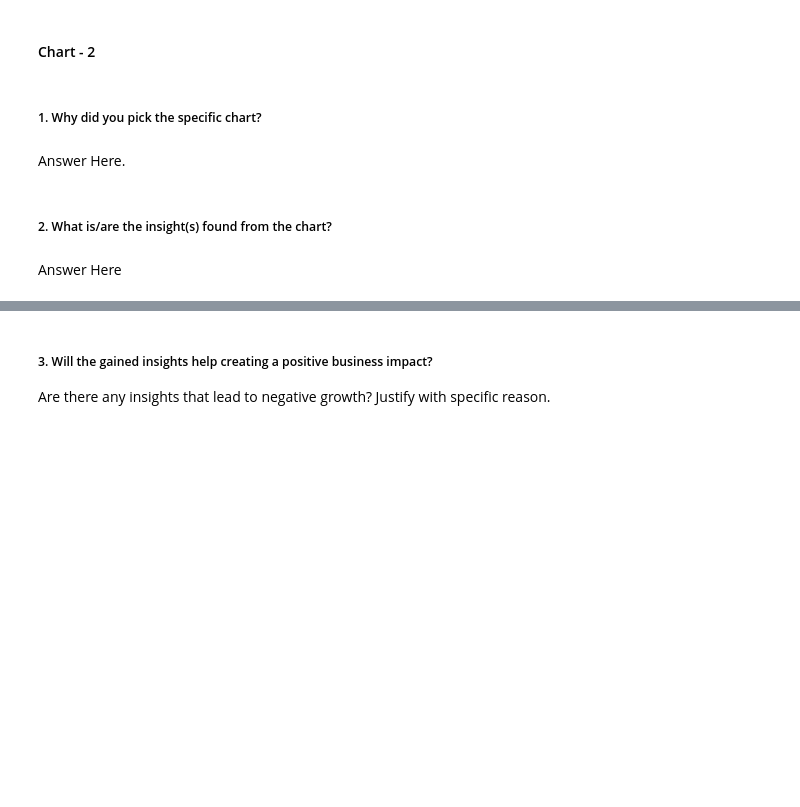
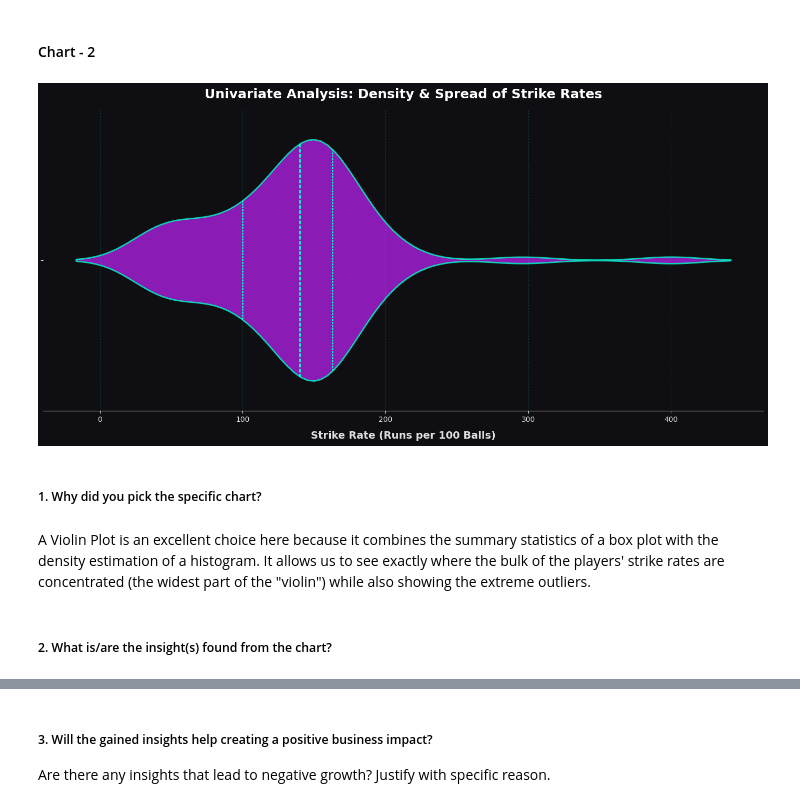
Before and after one commit to Madhav7871/IPL_Analysis, a Jupyter notebook: IPL_Analysis.ipynb, the cells around one changed output, grey strips where cells are left out. Drawn from its saved outputs; the diff is of its cells as text; code cells hidden in the pictures; blank space fills up the shorter version.

```diff
--- a/IPL_Analysis.ipynb
+++ b/IPL_Analysis.ipynb
@@ -155,8 +329,32 @@ Answer Here
+# %%
+# Chart - 2 visualization code
+
+import matplotlib.pyplot as plt
+import seaborn as sns
+
+plt.style.use('dark_background')
+fig, ax = plt.subplots(figsize=(14, 7))
+fig.patch.set_facecolor('#0f0f13')
+ax.set_facecolor('#0f0f13')
+
+# Violin plot for Strike Rate distribution
+sns.violinplot(x=dataset['SR'], color='#b800ff', inner="quartile",
+               linewidth=2, linecolor='#00ffcc', ax=ax, alpha=0.8)
+
+plt.title('Univariate Analysis: Density & Spread of Strike Rates', fontsize=18, fontweight='bold', color='white', pad=15)
+plt.xlabel('Strike Rate (Runs per 100 Balls)', fontsize=14, fontweight='bold', color='#E0E0E0', labelpad=10)
+
+plt.grid(axis='x', linestyle=':', alpha=0.3, color='#00ffcc')
+sns.despine(left=True, top=True, right=True)
+ax.tick_params(colors='#E0E0E0')
+
+plt.tight_layout()
+plt.show()
+# %% [output]
+[figure, added]
 # %% [markdown]
 ##### 1. Why did you pick the specific chart?
-# %% [markdown]
-Answer Here.
+# %% [markdown]
+A Violin Plot is an excellent choice here because it combines the summary statistics of a box plot with the density estimation of a histogram. It allows us to see exactly where the bulk of the players' strike rates are concentrated (the widest part of the "violin") while also showing the extreme outliers.
 # %% [markdown]
 ##### 2. What is/are the insight(s) found from the chart?
-# %% [markdown]
-Answer Here
```
Also changed, not shown: parts of 100 cells of this notebook.
